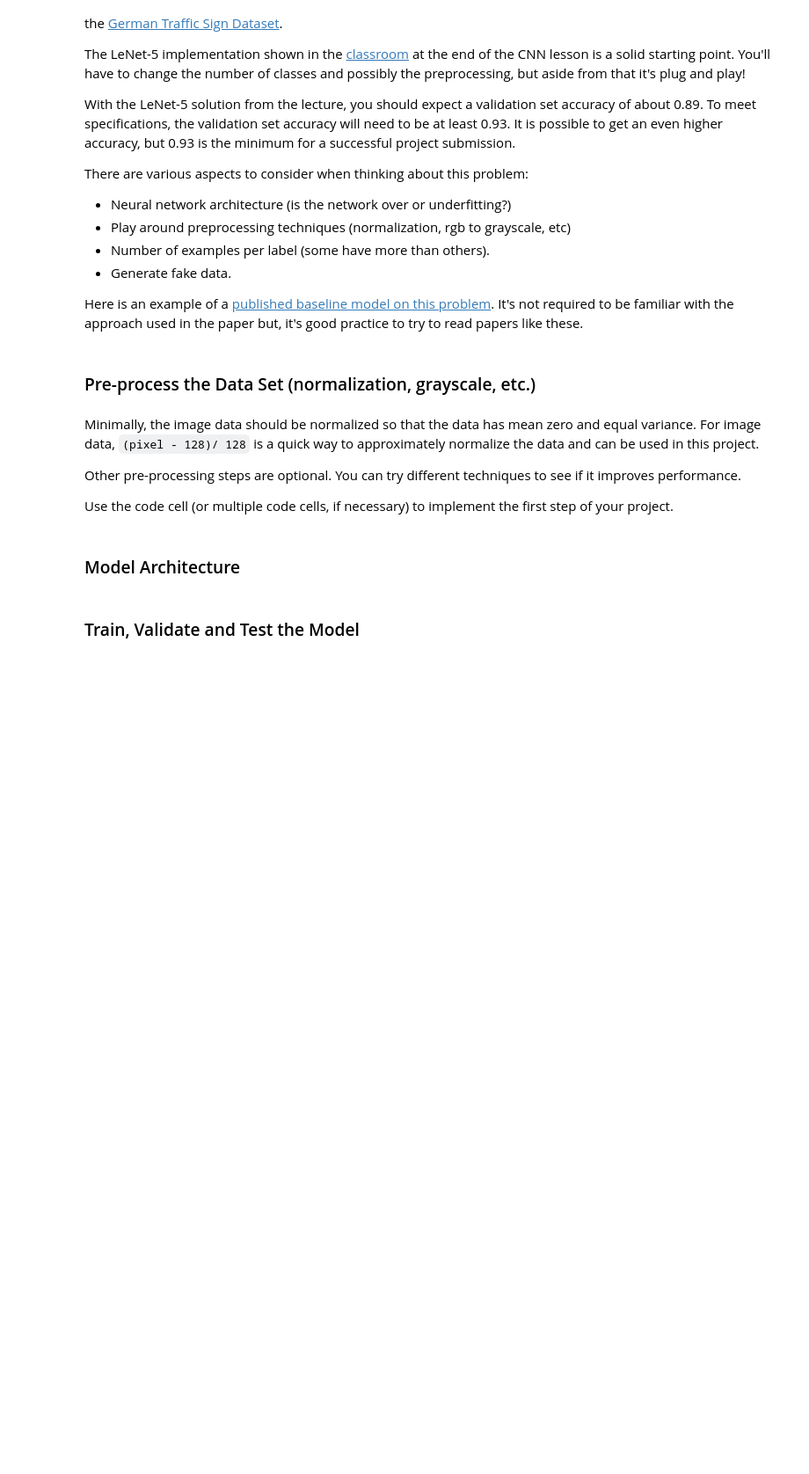
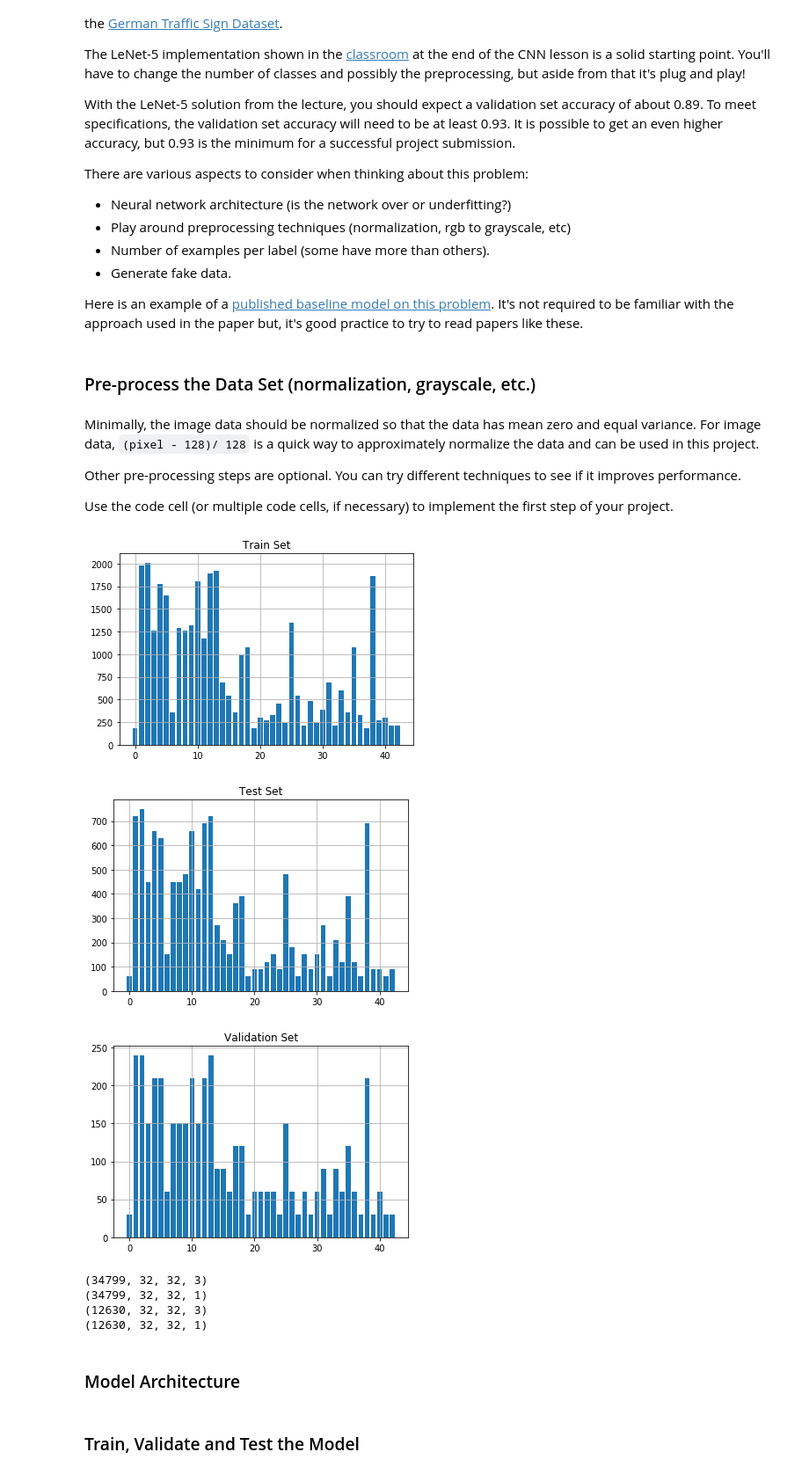
Before and after one commit to zhuangh/CarND-Traffic-Sign-Classifier-Project, a Jupyter notebook: Traffic_Sign_Classifier.ipynb, the cells around one changed output. Shown at 88% size. Saved outputs shown, nothing was run; the diff lists cells and outputs as text; code cells hidden in the pictures; blank space fills up the shorter version.

```diff
--- a/Traffic_Sign_Classifier.ipynb
+++ b/Traffic_Sign_Classifier.ipynb
@@ -127,2 +171,51 @@ Use the code cell (or multiple code cells, if necessary) to implement the first
+# %%
+### Preprocess the data here. It is required to normalize the data. Other preprocessing steps could include
+### converting to grayscale, etc.
+### Feel free to use as many code cells as needed.
+unique_train, counts_train = np.unique(y_train, return_counts=True)
+plt.bar(unique_train, counts_train)
+plt.grid()
+plt.title("Train Set")
+plt.show()
+
+unique_test, counts_test = np.unique(y_test, return_counts=True)
+plt.bar(unique_test, counts_test)
+plt.grid()
+plt.title("Test Set")
+plt.show()
+
+unique_valid, counts_valid = np.unique(y_valid, return_counts=True)
+plt.bar(unique_valid, counts_valid)
+plt.grid()
+plt.title("Validation Set")
+plt.show()
+
+import tensorflow as tf
+from math import ceil
+from sklearn.utils import shuffle
+
+# Convert to grayscale
+X_train_rgb = X_train
+X_train_gray = np.sum(X_train/3, axis=3, keepdims=True)
+
+X_test_rgb = X_test
+X_test_gray = np.sum(X_test/3, axis=3, keepdims=True)
+
+X_valid_rgb = X_valid
+X_valid_gray = np.sum(X_valid/3, axis=3, keepdims=True)
+
+print(X_train_rgb.shape)
+print(X_train_gray.shape)
+
+print(X_test_rgb.shape)
+print(X_test_gray.shape)
+# %% [output]
+[figure, added]
+[figure, added]
+[figure, added]
+(34799, 32, 32, 3)
+(34799, 32, 32, 1)
+(12630, 32, 32, 3)
+(12630, 32, 32, 1)
 # %% [markdown]
 ### Model Architecture
```
Also changed, not shown: parts of 13 cells of this notebook, 3 other files.
